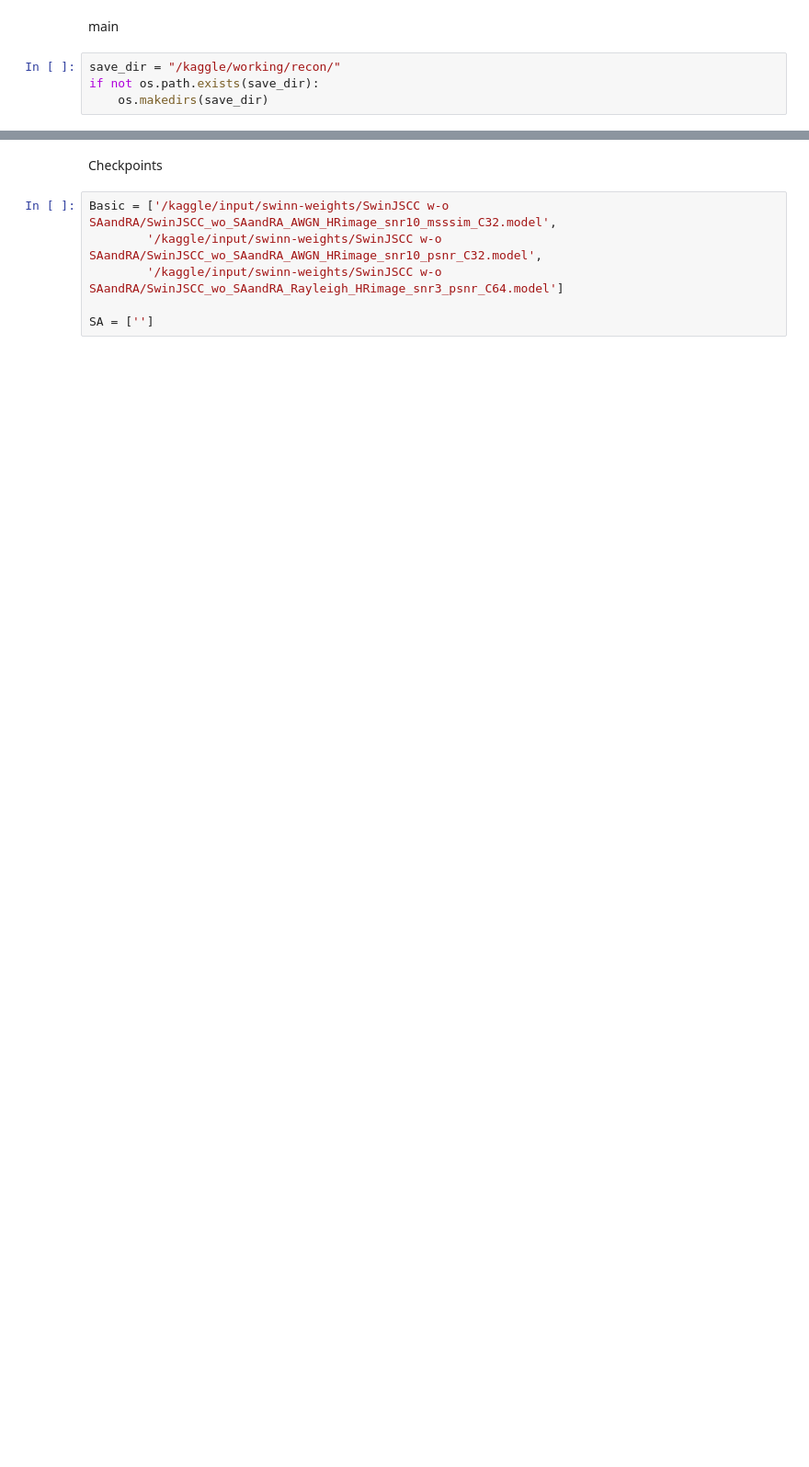
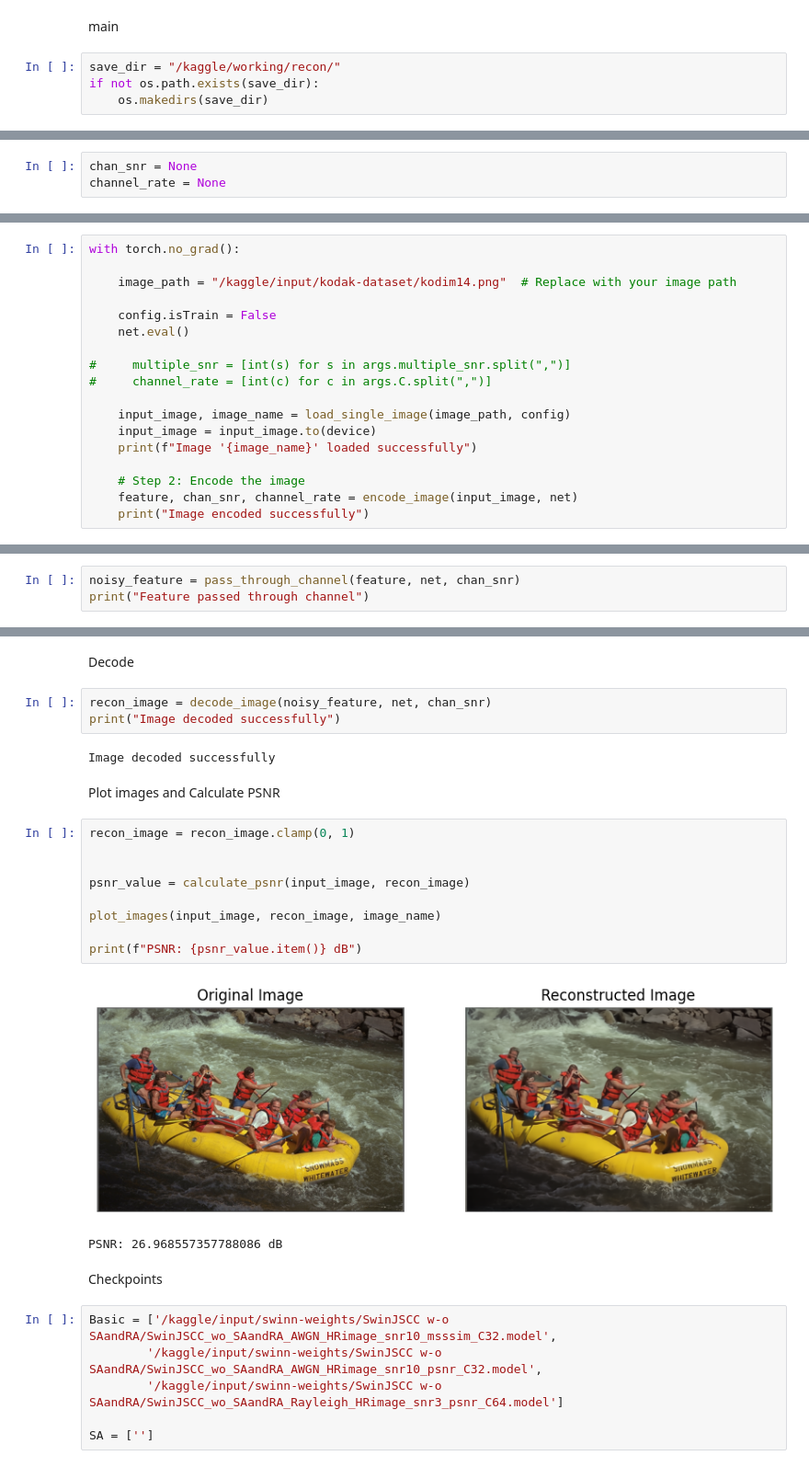
Before and after one commit to tharusha-pathirana/Semantic-Communication, a Jupyter notebook: Swin/SwinJSCC.ipynb, the cells around one changed output, grey strips where cells are left out. Shown at 92% size. Saved outputs shown, nothing was run; the diff lists cells and outputs as text; blank space fills up the shorter version.

Commit message:
Encoder-decoder

```diff
--- a/Swin/SwinJSCC.ipynb
+++ b/Swin/SwinJSCC.ipynb
@@ -2028,0 +2117,3 @@ tensor(-0.1911)
+# %%
+chan_snr = None
+channel_rate = None
@@ -2028,0 +2157,18 @@ tensor(-0.1911)
+# %%
+with torch.no_grad():
+
+    image_path = "/kaggle/input/kodak-dataset/kodim14.png"  # Replace with your image path
+
+    config.isTrain = False
+    net.eval()
+
+#     multiple_snr = [int(s) for s in args.multiple_snr.split(",")]
+#     channel_rate = [int(c) for c in args.C.split(",")]
+
+    input_image, image_name = load_single_image(image_path, config)
+    input_image = input_image.to(device)
+    print(f"Image '{image_name}' loaded successfully")
+
+    # Step 2: Encode the image
+    feature, chan_snr, channel_rate = encode_image(input_image, net)
+    print("Image encoded successfully")
@@ -2028,0 +2192,3 @@ tensor(-0.1911)
+# %%
+noisy_feature = pass_through_channel(feature, net, chan_snr)
+print("Feature passed through channel")
@@ -2029,3 +2199,24 @@ tensor(-0.1911)
+# %% [markdown]
+Decode
+# %%
+recon_image = decode_image(noisy_feature, net, chan_snr)
+print("Image decoded successfully")
+# %% [output]
+Image decoded successfully
+# %% [markdown]
+Plot images and Calculate PSNR
+# %%
+recon_image = recon_image.clamp(0, 1)
+
+
+psnr_value = calculate_psnr(input_image, recon_image)
+
+plot_images(input_image, recon_image, image_name)
+
+print(f"PSNR: {psnr_value.item()} dB")
+# %% [output]
+[figure, added]
+PSNR: 26.968557357788086 dB
 # %% [markdown]
 Checkpoints
 # %%
```
Also changed, not shown: parts of 23 cells of this notebook.
